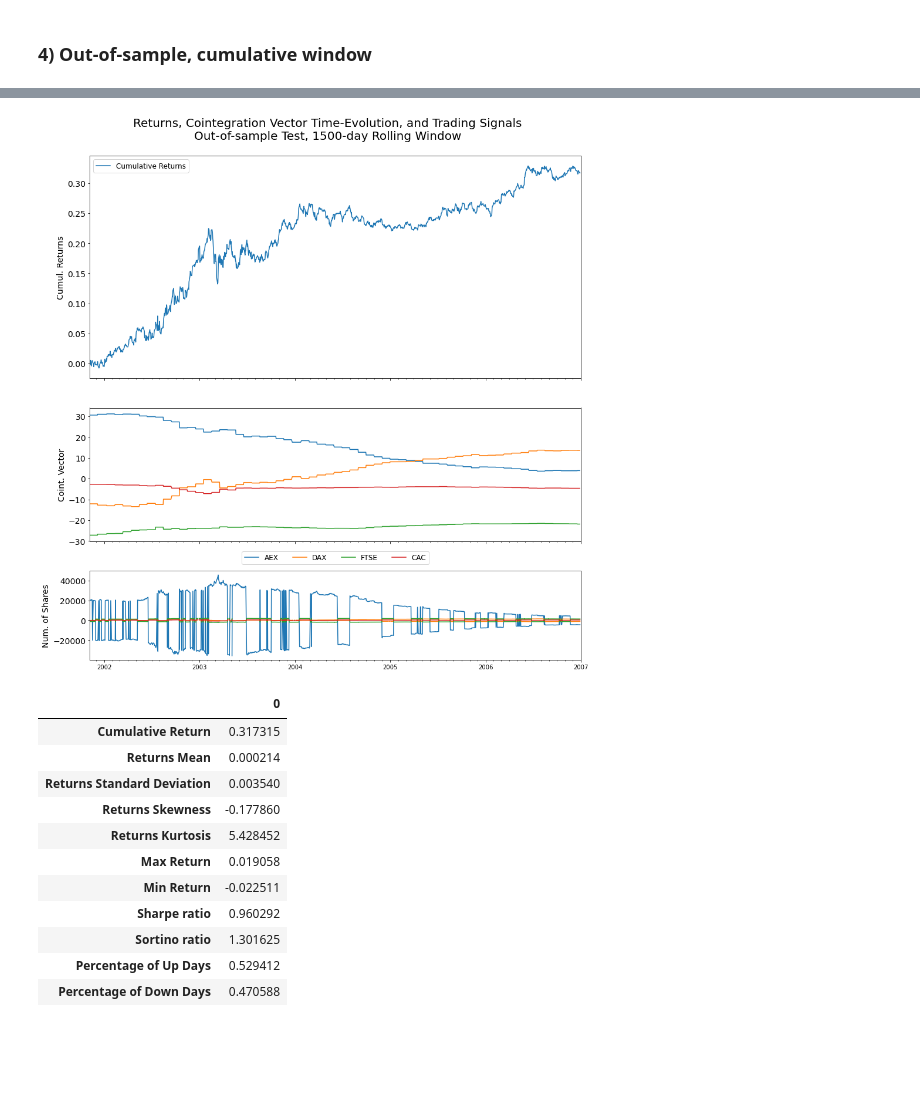
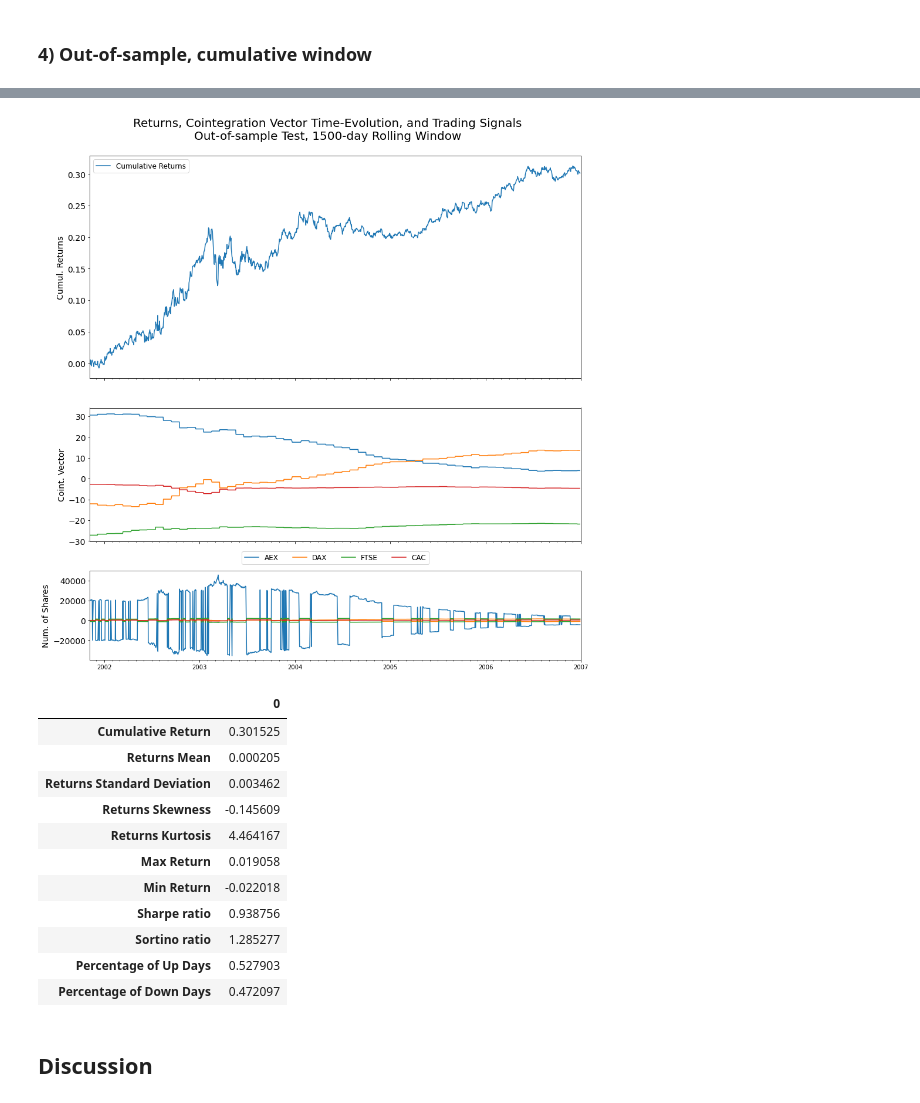
Before and after one commit to hudson-and-thames/arbitrage_research, a Jupyter notebook: Cointegration Approach/Multivariate Cointegration Framework.ipynb, the cells around one changed output, grey strips where cells are left out. Drawn from its saved outputs; the diff is of its cells as text; code cells hidden in the pictures; blank space fills up the shorter version.

```diff
--- a/Cointegration Approach/Multivariate Cointegration Framework.ipynb
+++ b/Cointegration Approach/Multivariate Cointegration Framework.ipynb
@@ -153,6 +155,9 @@ The equity curve and the statistics of the returns are shown for each experiment
 # %%
 # Initialize the trading signal generator
 multi_coint_signal = MultivariateCointegration(train_df, trade_df)
+
+# Impute all missing values
+multi_coint_signal.fillna_inplace(nan_method='ffill')
 # %% [markdown]
 ### 1) In-sample, rolling window of 1500 days
 # %%
@@ -239,4 +247,5 @@ multi_coint_signal.summary(port_returns)
 ### 4) Out-of-sample, cumulative window
 # %%
 # Generating the signal, recording the cointegration vector time evolution and calculate portfolio returns
-signal, coint_vec, port_returns = multi_coint_signal.trading_signal(nlags=30, rolling_window_size=None, insample=False)
+signal, signal_ntn, coint_vec, port_returns = multi_coint_signal.trading_signal(nlags=30, rolling_window_size=None,
+                                                                                insample=False)
@@ -243,23 +254,25 @@ signal, coint_vec, port_returns = multi_coint_signal.trading_signal(nlags=30, ro
 # %%
 # Plot the equity curve, cointegration vectors, and trading signals
-plot = multi_coint_signal.plot_all(signal, coint_vec, port_returns,
+plot = multi_coint_signal.plot_all(signal, signal_ntn, coint_vec, port_returns,
                                    start_date=pd.Timestamp(2001, 11, 6), end_date=pd.Timestamp(2007, 1, 2),
                                    title="Out-of-sample Test, 1500-day Rolling Window")
 # %% [output]
-[figure, old version]
+[figure, new version]
 # %%
 # Returns Statistics
 multi_coint_signal.summary(port_returns)
 # %% [output]
 |  | 0 |
-| Cumulative Return | 0.317315 |
-| Returns Mean | 0.000214 |
-| Returns Standard Deviation | 0.003540 |
-| Returns Skewness | -0.177860 |
-| Returns Kurtosis | 5.428452 |
+| Cumulative Return | 0.301525 |
+| Returns Mean | 0.000205 |
+| Returns Standard Deviation | 0.003462 |
+| Returns Skewness | -0.145609 |
+| Returns Kurtosis | 4.464167 |
 | Max Return | 0.019058 |
-| Min Return | -0.022511 |
-| Sharpe ratio | 0.960292 |
-| Sortino ratio | 1.301625 |
-| Percentage of Up Days | 0.529412 |
-| Percentage of Down Days | 0.470588 |
+| Min Return | -0.022018 |
+| Sharpe ratio | 0.938756 |
+| Sortino ratio | 1.285277 |
+| Percentage of Up Days | 0.527903 |
+| Percentage of Down Days | 0.472097 |
+# %% [markdown]
+## Discussion
```
Also changed, not shown: parts of 17 cells of this notebook.
